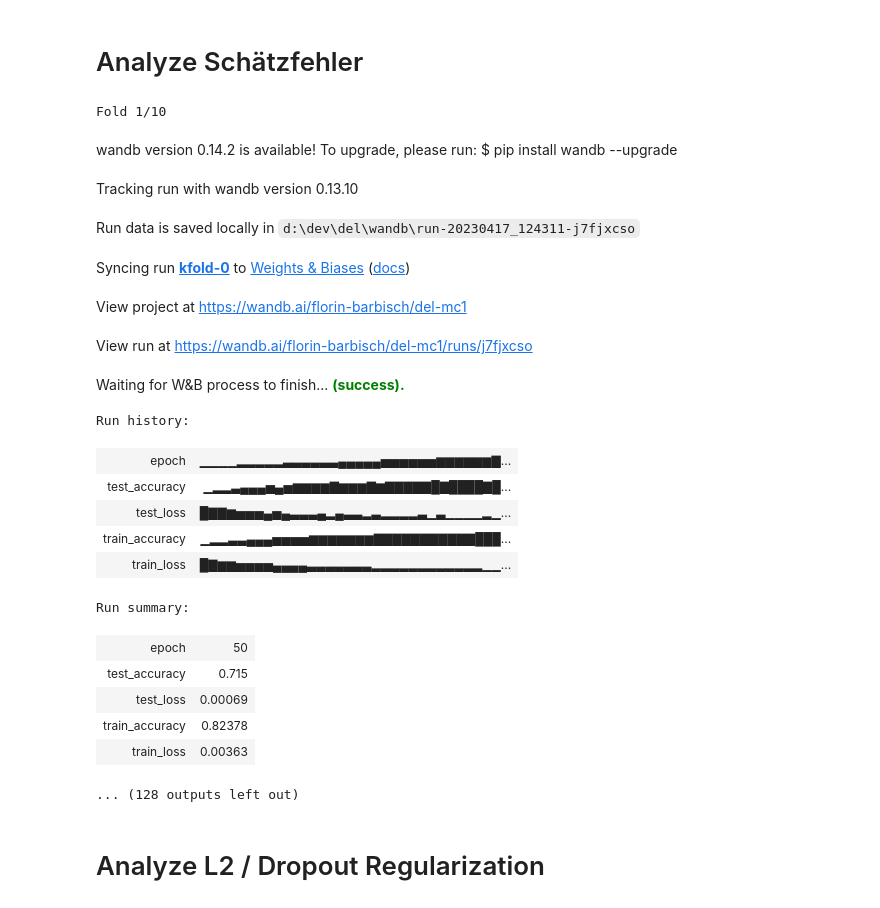
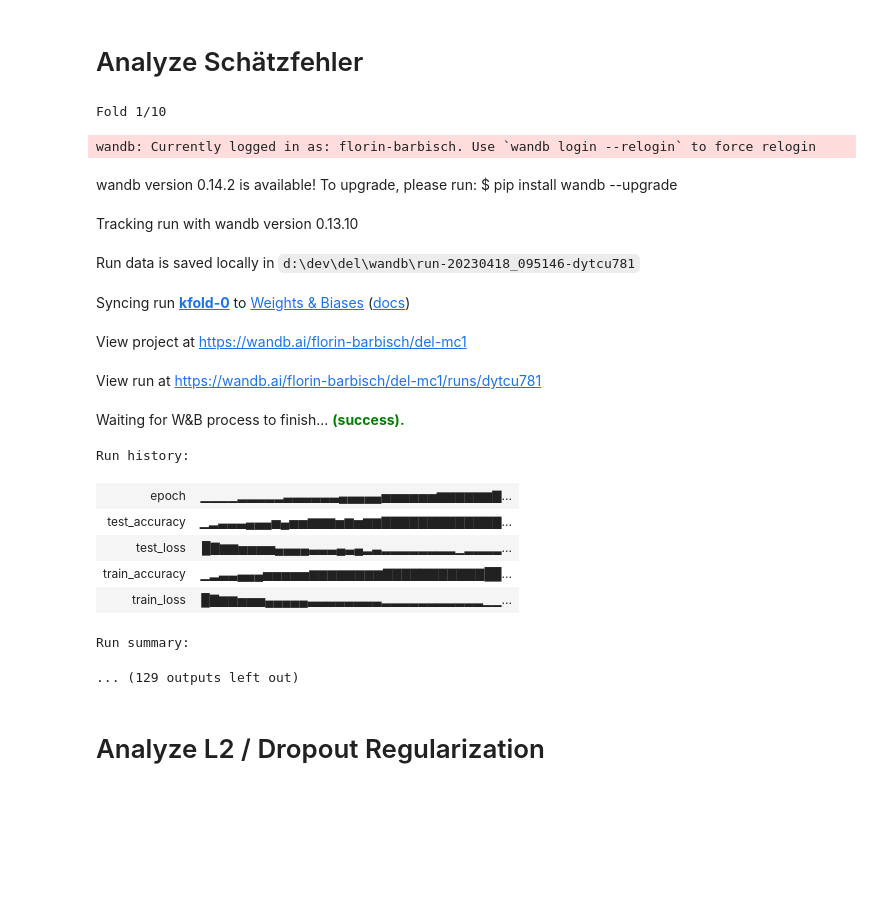
Before and after one commit to florinbarbisch/del, a Jupyter notebook: mc1.ipynb, the cells around one changed output. Drawn from its saved outputs; the diff is of its cells as text; code cells hidden in the pictures; blank space fills up the shorter version.

```diff
--- a/mc1.ipynb
+++ b/mc1.ipynb
@@ -648,36 +648,32 @@ Synced 4 W&B file(s), 0 media file(s), 0 artifact file(s) and 0 other file(s)
 # %%
 # train model with 10-fold cross validation
 batch_size = 128 # from grid search
 dataset = TensorDataset(train_images, train_labels)
 
 kfold = KFold(n_splits=10, shuffle=True, random_state=42)
 for fold, (train_ids, val_ids) in enumerate(kfold.split(dataset)):
     print("Fold {}/{}".format(fold+1, kfold.n_splits))
     train_loader = DataLoader(dataset, batch_size=batch_size, sampler=SubsetRandomSampler(train_ids))
     val_loader   = DataLoader(dataset, batch_size=batch_size, sampler=SubsetRandomSampler(val_ids))
-    train_and_eval_model("kfold-{}".format(fold), best_model(), train_loader=train_loader, test_loader=val_loader, batch_size=batch_size)
+    train_and_eval_model("kfold-{}".format(fold), best_model(), train_loader=train_loader, test_loader=val_loader, batch_size=batch_size, lr=0.01)
 # %% [output]
 Fold 1/10
+wandb: Currently logged in as: florin-barbisch. Use `wandb login --relogin` to force relogin
 wandb version 0.14.2 is available! To upgrade, please run: $ pip install wandb --upgrade
 Tracking run with wandb version 0.13.10
-Run data is saved locally in d:\dev\del\wandb\run-20230417_124311-j7fjxcso
+Run data is saved locally in d:\dev\del\wandb\run-20230418_095146-dytcu781
 Syncing run kfold-0 to Weights & Biases (docs)
 View project at https://wandb.ai/florin-barbisch/del-mc1
-View run at https://wandb.ai/florin-barbisch/del-mc1/runs/j7fjxcso
+View run at https://wandb.ai/florin-barbisch/del-mc1/runs/dytcu781
 Waiting for W&B process to finish... (success).
-Run history:
+Run history:
 | epoch | ▁▁▁▁▂▂▂▂▂▃▃▃▃▃▃▄▄▄▄▄▅▅▅▅▅▅▆▆▆▆▆▆▇... |
-| test_accuracy | ▁▂▂▃▄▄▄▅▄▅▆▆▆▆▇▆▆▆▇▆▇▇▇▇▇█▇████▇█... |
-| test_loss | █▇▇▆▅▅▅▄▅▄▃▃▃▄▂▄▃▃▂▃▂▂▂▂▃▁▃▁▁▁▁▂▁... |
-| train_accuracy | ▁▂▂▃▃▄▄▄▅▅▅▅▆▆▆▆▆▆▆▇▇▇▇▇▇▇▇▇▇▇███... |
-| train_loss | █▇▆▆▅▅▅▅▄▄▄▄▃▃▃▃▃▃▃▂▂▂▂▂▂▂▂▂▂▂▂▁▁... |
+| test_accuracy | ▁▂▃▃▃▄▄▄▅▄▅▅▆▆▆▅▆▅▆▆▇▇▇▇▇▇▇▇▇▇▇▇▇... |
+| test_loss | █▇▆▆▅▅▅▅▄▄▄▄▃▃▃▄▃▄▂▃▂▂▂▂▂▂▂▂▁▂▂▂▂... |
+| train_accuracy | ▁▂▃▃▄▄▄▅▅▅▅▅▆▆▆▆▆▆▆▆▇▇▇▇▇▇▇▇▇▇▇██... |
+| train_loss | █▇▆▆▅▅▅▄▄▄▄▄▃▃▃▃▃▃▃▃▂▂▂▂▂▂▂▂▂▂▂▁▁... |
-Run summary:
-| epoch | 50 |
-| test_accuracy | 0.715 |
-| test_loss | 0.00069 |
-| train_accuracy | 0.82378 |
-| train_loss | 0.00363 |
-... (128 outputs left out)
+Run summary:
+... (129 outputs left out)
 # %% [markdown]
 # Analyze L2 / Dropout Regularization
 # %%
```
Also changed, not shown: parts of 1 cell of this notebook.
